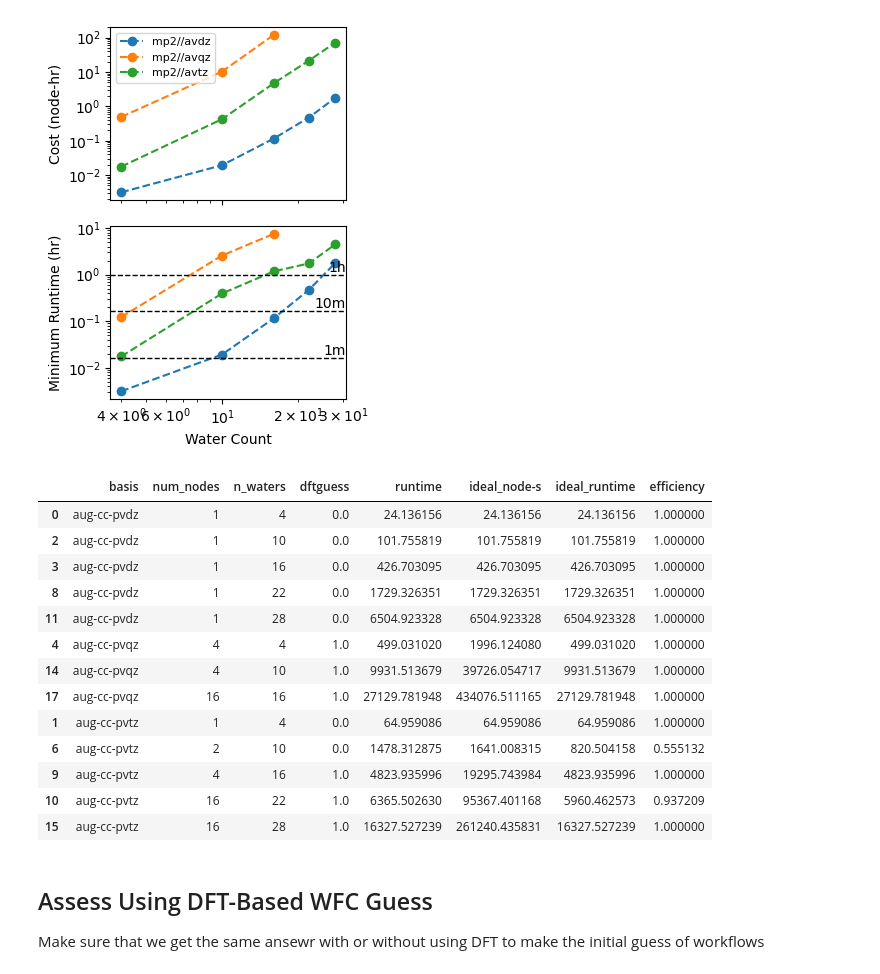
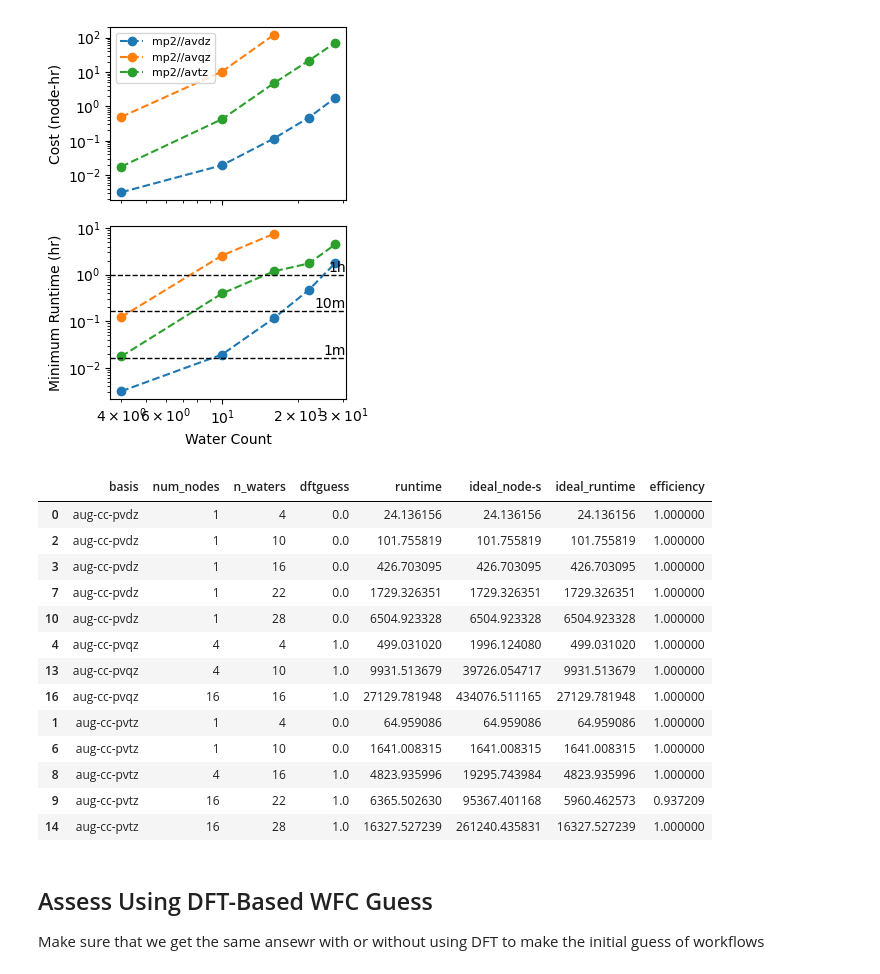
Before and after one commit to exalearn/fast-finetuned-forcefields, a Jupyter notebook: notebooks/hydronet/0_code-evaluation/nwchem/evaluate-nwchem-scaling-and-accuracy.ipynb, the cells around one changed output. Drawn from its saved outputs; the diff is of its cells as text; code cells hidden in the pictures.

```diff
--- a/notebooks/hydronet/0_code-evaluation/nwchem/evaluate-nwchem-scaling-and-accuracy.ipynb
+++ b/notebooks/hydronet/0_code-evaluation/nwchem/evaluate-nwchem-scaling-and-accuracy.ipynb
@@ -350,23 +350,23 @@ fig.savefig('figures/runtime-vs-size.png', dpi=320)
 # %% [output]
 [figure]
 # %%
-avg_results.groupby(['basis', 'num_nodes', 'n_waters']).mean(numeric_only=True)\
+avg_results.query('efficiency > 0.6').groupby(['basis', 'num_nodes', 'n_waters']).mean(numeric_only=True)\
     .sort_values('runtime').reset_index().drop_duplicates(('n_waters', 'basis'), keep='first').sort_values('basis')
 # %% [output]
 |  | basis | num_nodes | n_waters | dftguess | runtime | ideal_node-s | ideal_runtime | efficiency |
 | 0 | aug-cc-pvdz | 1 | 4 | 0.0 | 24.136156 | 24.136156 | 24.136156 | 1.000000 |
 | 2 | aug-cc-pvdz | 1 | 10 | 0.0 | 101.755819 | 101.755819 | 101.755819 | 1.000000 |
 | 3 | aug-cc-pvdz | 1 | 16 | 0.0 | 426.703095 | 426.703095 | 426.703095 | 1.000000 |
-| 8 | aug-cc-pvdz | 1 | 22 | 0.0 | 1729.326351 | 1729.326351 | 1729.326351 | 1.000000 |
-| 11 | aug-cc-pvdz | 1 | 28 | 0.0 | 6504.923328 | 6504.923328 | 6504.923328 | 1.000000 |
+| 7 | aug-cc-pvdz | 1 | 22 | 0.0 | 1729.326351 | 1729.326351 | 1729.326351 | 1.000000 |
+| 10 | aug-cc-pvdz | 1 | 28 | 0.0 | 6504.923328 | 6504.923328 | 6504.923328 | 1.000000 |
 | 4 | aug-cc-pvqz | 4 | 4 | 1.0 | 499.031020 | 1996.124080 | 499.031020 | 1.000000 |
-| 14 | aug-cc-pvqz | 4 | 10 | 1.0 | 9931.513679 | 39726.054717 | 9931.513679 | 1.000000 |
-| 17 | aug-cc-pvqz | 16 | 16 | 1.0 | 27129.781948 | 434076.511165 | 27129.781948 | 1.000000 |
+| 13 | aug-cc-pvqz | 4 | 10 | 1.0 | 9931.513679 | 39726.054717 | 9931.513679 | 1.000000 |
+| 16 | aug-cc-pvqz | 16 | 16 | 1.0 | 27129.781948 | 434076.511165 | 27129.781948 | 1.000000 |
 | 1 | aug-cc-pvtz | 1 | 4 | 0.0 | 64.959086 | 64.959086 | 64.959086 | 1.000000 |
-| 6 | aug-cc-pvtz | 2 | 10 | 0.0 | 1478.312875 | 1641.008315 | 820.504158 | 0.555132 |
-| 9 | aug-cc-pvtz | 4 | 16 | 1.0 | 4823.935996 | 19295.743984 | 4823.935996 | 1.000000 |
-| 10 | aug-cc-pvtz | 16 | 22 | 1.0 | 6365.502630 | 95367.401168 | 5960.462573 | 0.937209 |
-| 15 | aug-cc-pvtz | 16 | 28 | 1.0 | 16327.527239 | 261240.435831 | 16327.527239 | 1.000000 |
+| 6 | aug-cc-pvtz | 1 | 10 | 0.0 | 1641.008315 | 1641.008315 | 1641.008315 | 1.000000 |
+| 8 | aug-cc-pvtz | 4 | 16 | 1.0 | 4823.935996 | 19295.743984 | 4823.935996 | 1.000000 |
+| 9 | aug-cc-pvtz | 16 | 22 | 1.0 | 6365.502630 | 95367.401168 | 5960.462573 | 0.937209 |
+| 14 | aug-cc-pvtz | 16 | 28 | 1.0 | 16327.527239 | 261240.435831 | 16327.527239 | 1.000000 |
 # %% [markdown]
 ## Assess Using DFT-Based WFC Guess
 Make sure that we get the same ansewr with or without using DFT to make the initial guess of workflows
```
Also changed, not shown: 3 other files.
